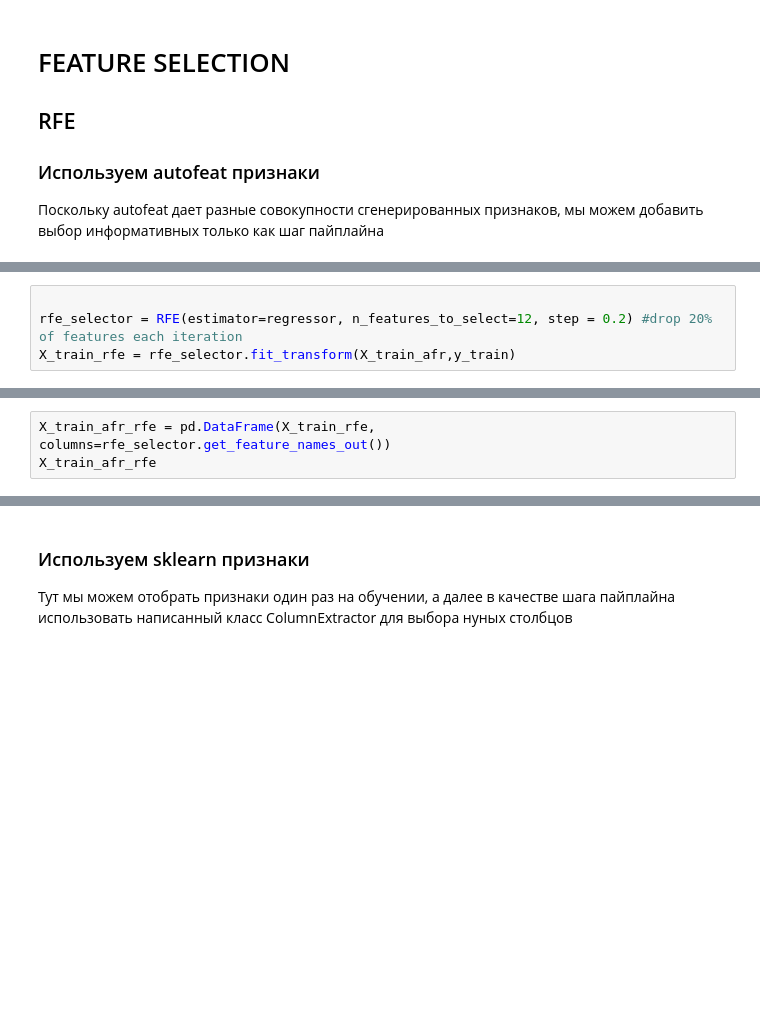
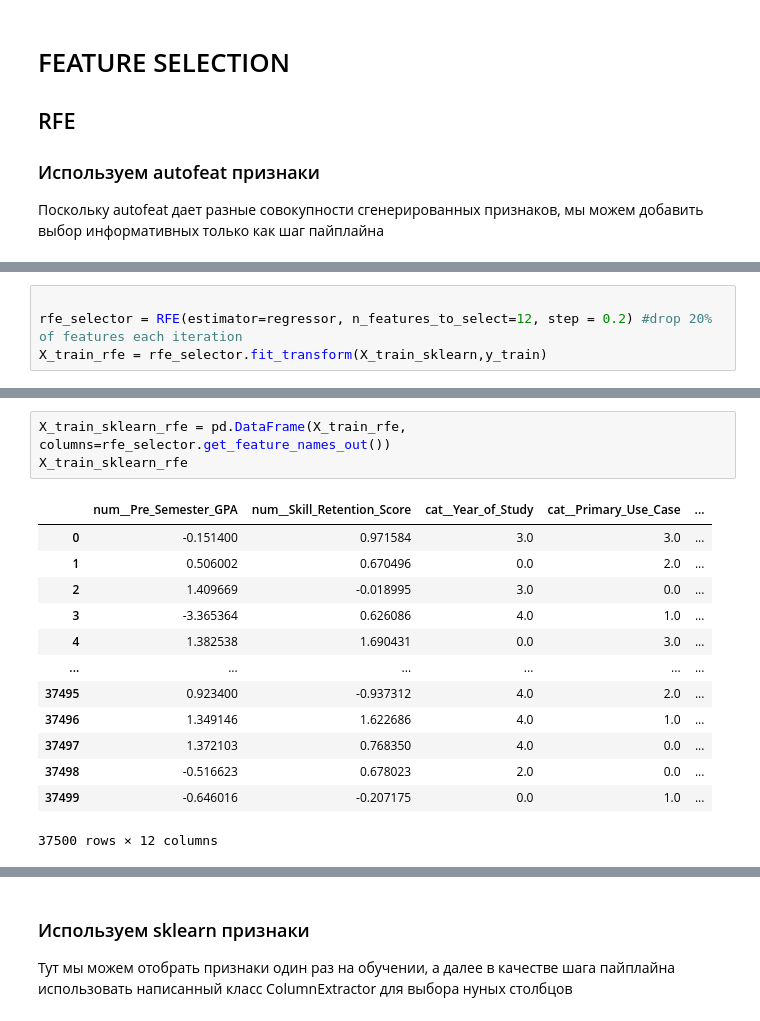
Before and after one commit to EngoyanSY/my_proj, a Jupyter notebook: research/research.ipynb, the cells around one changed output, grey strips where cells are left out. Cells and saved outputs as stored; diff of their text form; blank space fills up the shorter version.

```diff
--- a/research/research.ipynb
+++ b/research/research.ipynb
@@ -821,4 +831,4 @@ X_train_afr
 # %%
 
 rfe_selector = RFE(estimator=regressor, n_features_to_select=12, step = 0.2) #drop 20% of features each iteration
-X_train_rfe = rfe_selector.fit_transform(X_train_afr,y_train)
+X_train_rfe = rfe_selector.fit_transform(X_train_sklearn,y_train)
@@ -825,5 +853,19 @@ X_train_rfe = rfe_selector.fit_transform(X_train_afr,y_train)
 # %%
-X_train_afr_rfe = pd.DataFrame(X_train_rfe, columns=rfe_selector.get_feature_names_out())
-X_train_afr_rfe
+X_train_sklearn_rfe = pd.DataFrame(X_train_rfe, columns=rfe_selector.get_feature_names_out())
+X_train_sklearn_rfe
+# %% [output]
+|  | num__Pre_Semester_GPA | num__Skill_Retention_Score | cat__Year_of_Study | cat__Primary_Use_Case | ... |
+| 0 | -0.151400 | 0.971584 | 3.0 | 3.0 | ... |
+| 1 | 0.506002 | 0.670496 | 0.0 | 2.0 | ... |
+| 2 | 1.409669 | -0.018995 | 3.0 | 0.0 | ... |
+| 3 | -3.365364 | 0.626086 | 4.0 | 1.0 | ... |
+| 4 | 1.382538 | 1.690431 | 0.0 | 3.0 | ... |
+| ... | ... | ... | ... | ... | ... |
+| 37495 | 0.923400 | -0.937312 | 4.0 | 2.0 | ... |
+| 37496 | 1.349146 | 1.622686 | 4.0 | 1.0 | ... |
+| 37497 | 1.372103 | 0.768350 | 4.0 | 0.0 | ... |
+| 37498 | -0.516623 | 0.678023 | 2.0 | 0.0 | ... |
+| 37499 | -0.646016 | -0.207175 | 0.0 | 1.0 | ... |
+37500 rows × 12 columns
 # %%
 rfe_pipeline = Pipeline(steps=[
```
Also changed, not shown: parts of 8 cells of this notebook.
